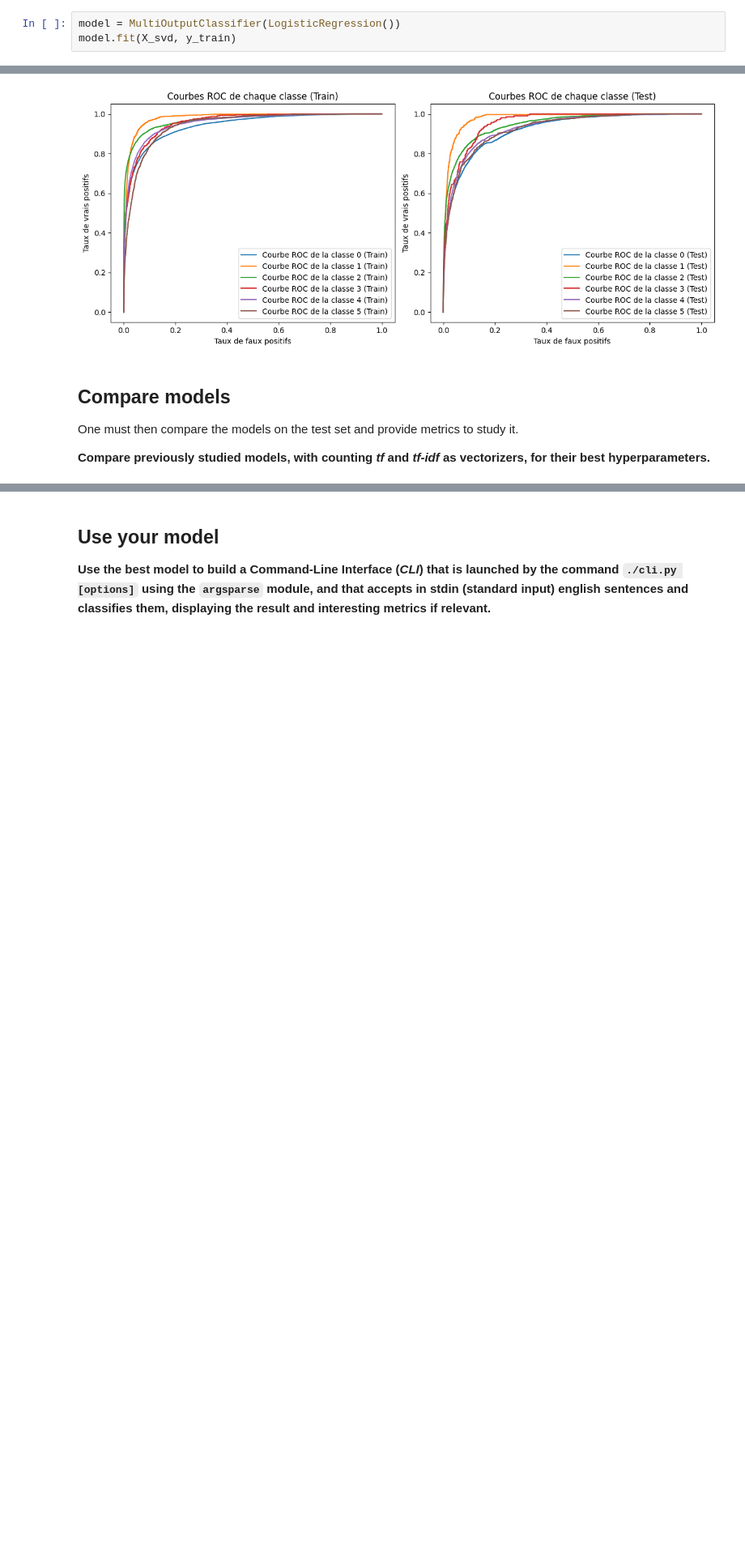
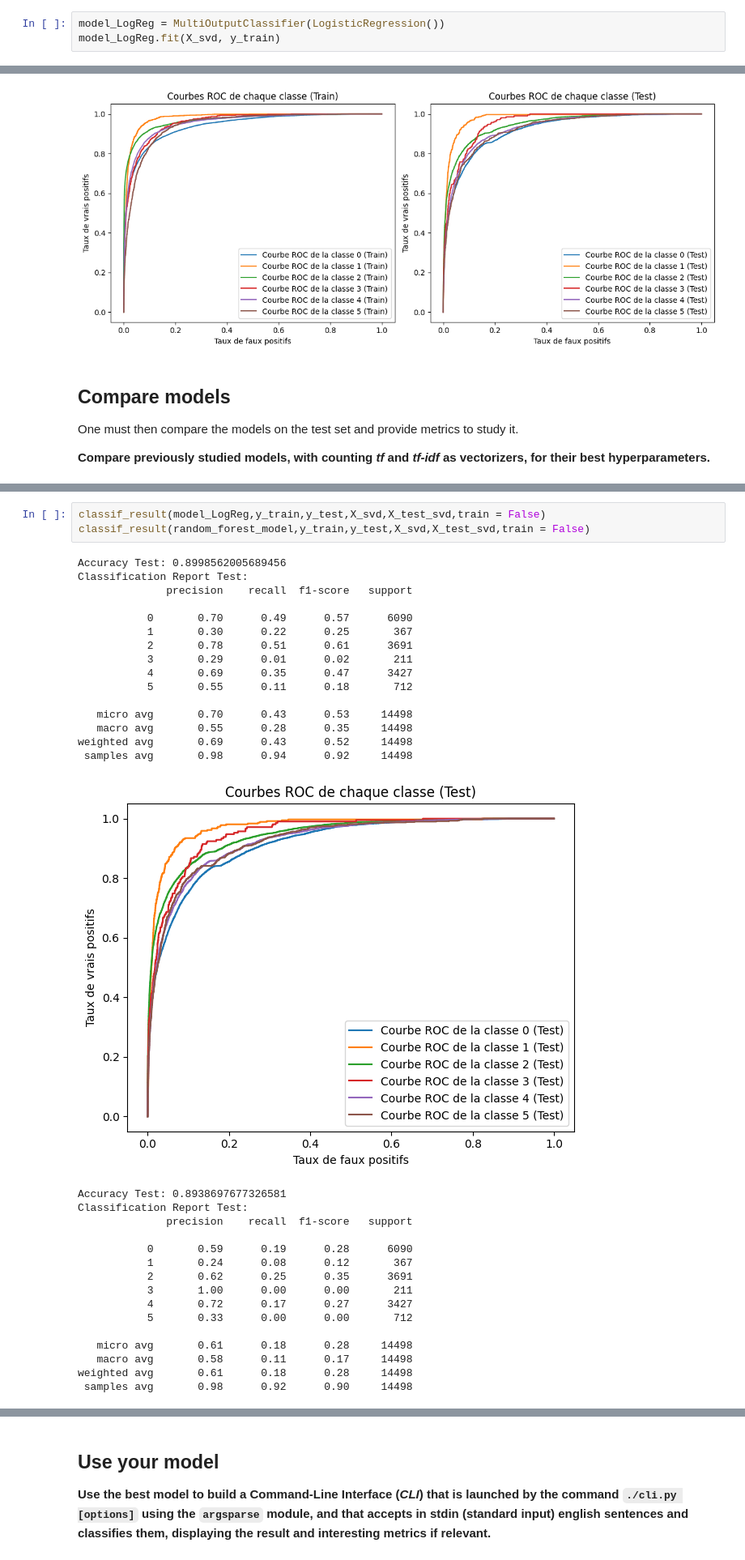
Before and after one commit to godinlu/toxic_comment_classification, a Jupyter notebook: Project_3.ipynb, the cells around one changed output, grey strips where cells are left out. Shown: that part at 81% size. Drawn from its saved outputs; the diff is of its cells as text; blank space fills up the shorter version.

```diff
--- a/Project_3.ipynb
+++ b/Project_3.ipynb
@@ -140,8 +156,8 @@ The logistic regression is the most simple and naïve model one can use for clas
 
 **Implement a logistic classifier. Justify every parameter that you choose and how you chose it.**
 # %%
-model = MultiOutputClassifier(LogisticRegression())
-model.fit(X_svd, y_train)
+model_LogReg = MultiOutputClassifier(LogisticRegression())
+model_LogReg.fit(X_svd, y_train)
 # %% [output]
 MultiOutputClassifier(estimator=LogisticRegression())
 # %% [markdown]
@@ -321,0 +342,35 @@ One must then compare the models on the test set and provide metrics to study it
+# %%
+classif_result(model_LogReg,y_train,y_test,X_svd,X_test_svd,train = False)
+classif_result(random_forest_model,y_train,y_test,X_svd,X_test_svd,train = False)
+# %% [output]
+Accuracy Test: 0.8998562005689456
+Classification Report Test:
+              precision    recall  f1-score   support
+
+           0       0.70      0.49      0.57      6090
+           1       0.30      0.22      0.25       367
+           2       0.78      0.51      0.61      3691
+           3       0.29      0.01      0.02       211
+           4       0.69      0.35      0.47      3427
+           5       0.55      0.11      0.18       712
+
+   micro avg       0.70      0.43      0.53     14498
+   macro avg       0.55      0.28      0.35     14498
+weighted avg       0.69      0.43      0.52     14498
+ samples avg       0.98      0.94      0.92     14498
+[figure, added]
+Accuracy Test: 0.8938697677326581
+Classification Report Test:
+              precision    recall  f1-score   support
+
+           0       0.59      0.19      0.28      6090
+           1       0.24      0.08      0.12       367
+           2       0.62      0.25      0.35      3691
+           3       1.00      0.00      0.00       211
+           4       0.72      0.17      0.27      3427
+           5       0.33      0.00      0.00       712
+
+   micro avg       0.61      0.18      0.28     14498
+   macro avg       0.58      0.11      0.17     14498
+weighted avg       0.61      0.18      0.28     14498
+ samples avg       0.98      0.92      0.90     14498
```
Also changed, not shown: parts of 10 cells of this notebook, 1 other file.
